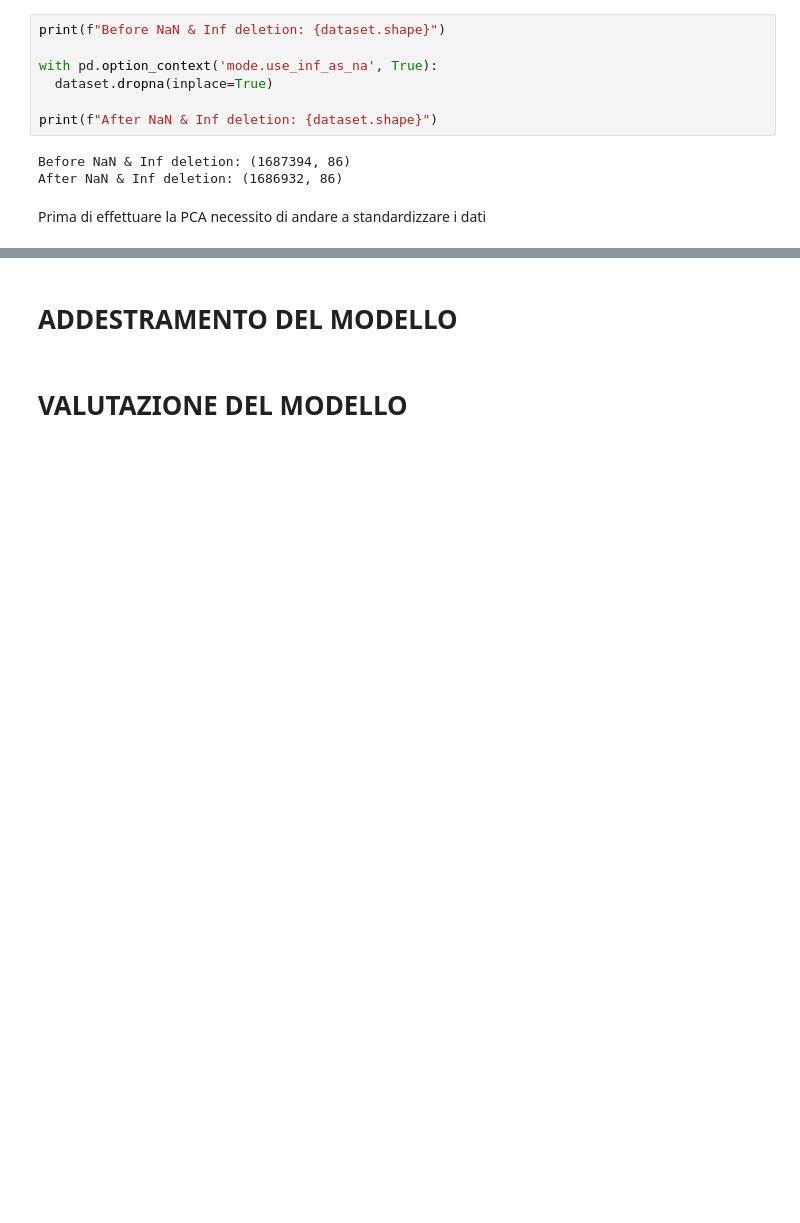
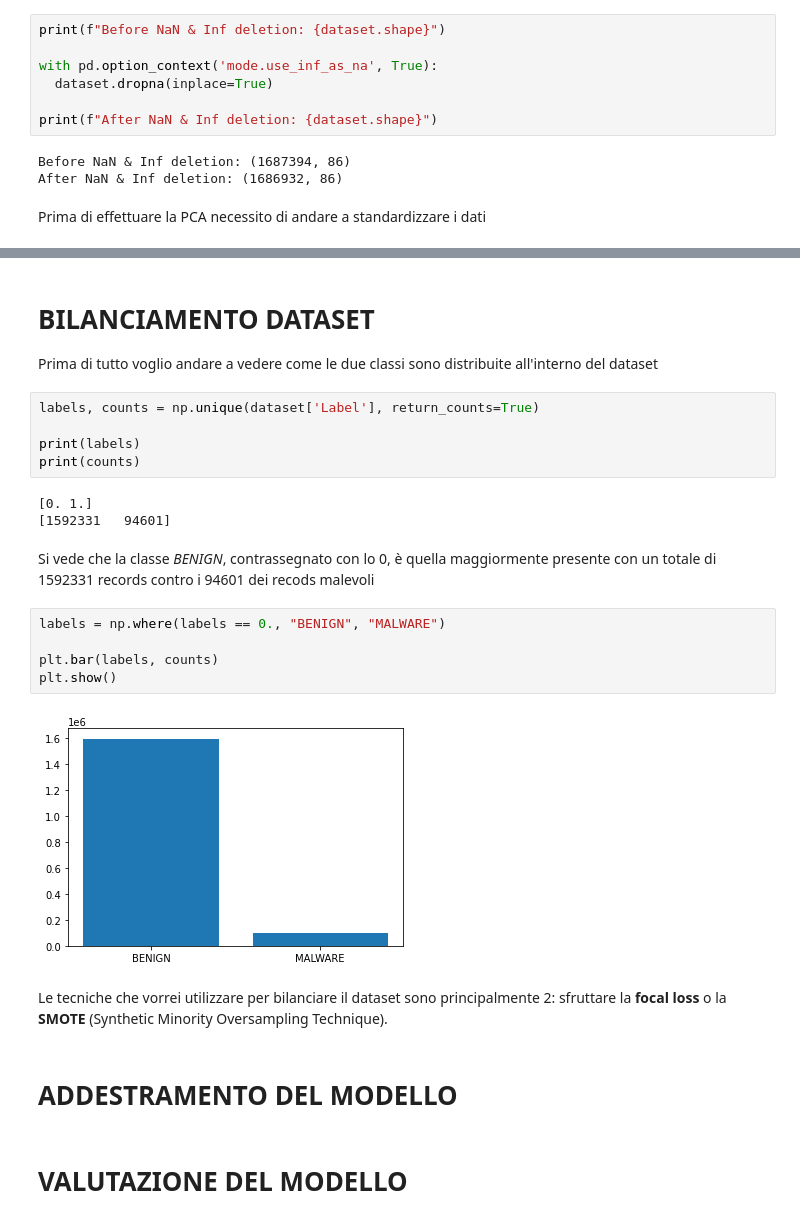
Before and after one commit to denisG99/ransomwareNetworkTrafficDetection, a Jupyter notebook: src/project.ipynb, the cells around one changed output, grey strips where cells are left out. Saved outputs shown, nothing was run; the diff lists cells and outputs as text; blank space fills up the shorter version.

```diff
--- a/src/project.ipynb
+++ b/src/project.ipynb
@@ -291,3 +319,26 @@ Numero delle features: 48
+# %% [markdown]
+# BILANCIAMENTO DATASET
+
+Prima di tutto voglio andare a vedere come le due classi sono distribuite all'interno del dataset
+# %%
+labels, counts = np.unique(dataset['Label'], return_counts=True)
+
+print(labels)
+print(counts)
+# %% [output]
+[0. 1.]
+[1592331   94601]
+# %% [markdown]
+Si vede che la classe *BENIGN*, contrassegnato con lo 0, è quella maggiormente presente con un totale di 1592331 records contro i 94601 dei recods malevoli
+# %%
+labels = np.where(labels == 0., "BENIGN", "MALWARE")
+
+plt.bar(labels, counts)
+plt.show()
+# %% [output]
+[figure, added]
+# %% [markdown]
+Le tecniche che vorrei utilizzare per bilanciare il dataset sono principalmente 2: sfruttare la **focal loss** o la **SMOTE** (Synthetic Minority Oversampling Technique).
 # %% [markdown]
 # ADDESTRAMENTO DEL MODELLO
 # %% [markdown]
```
Also changed, not shown: parts of 13 cells of this notebook.
